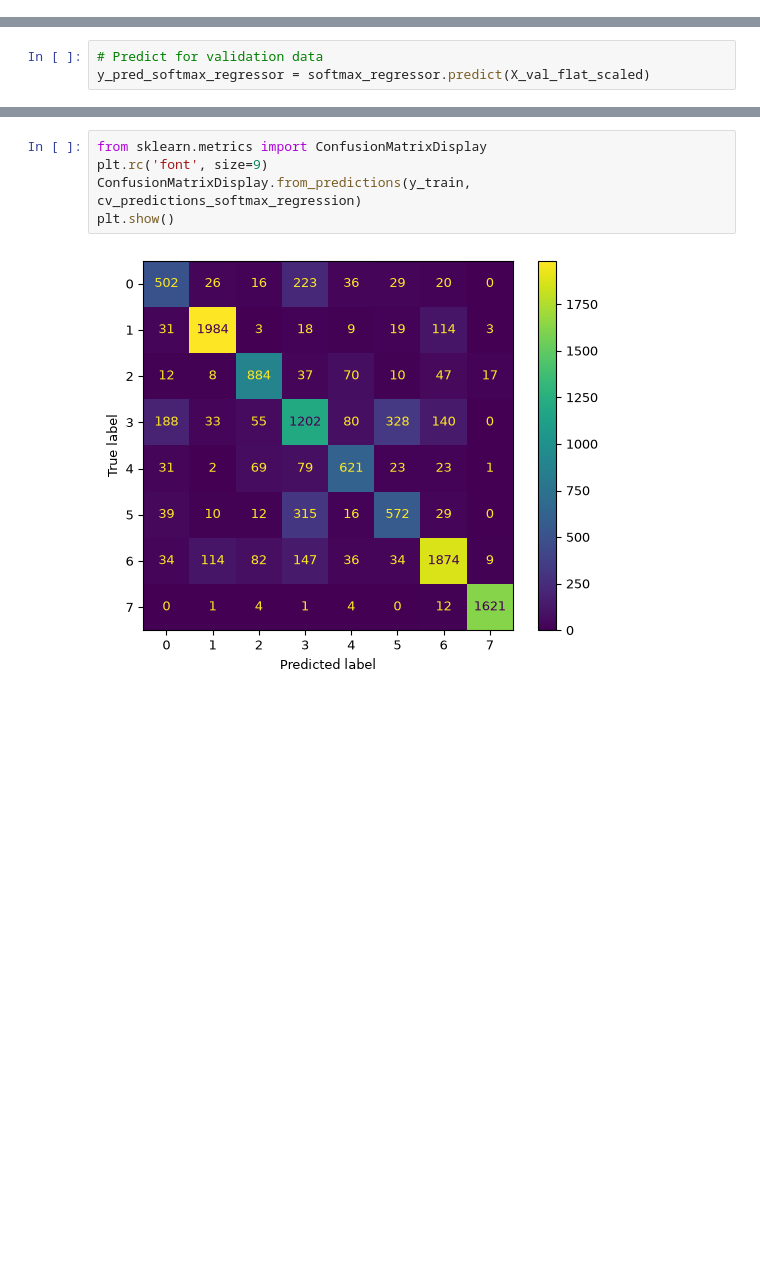
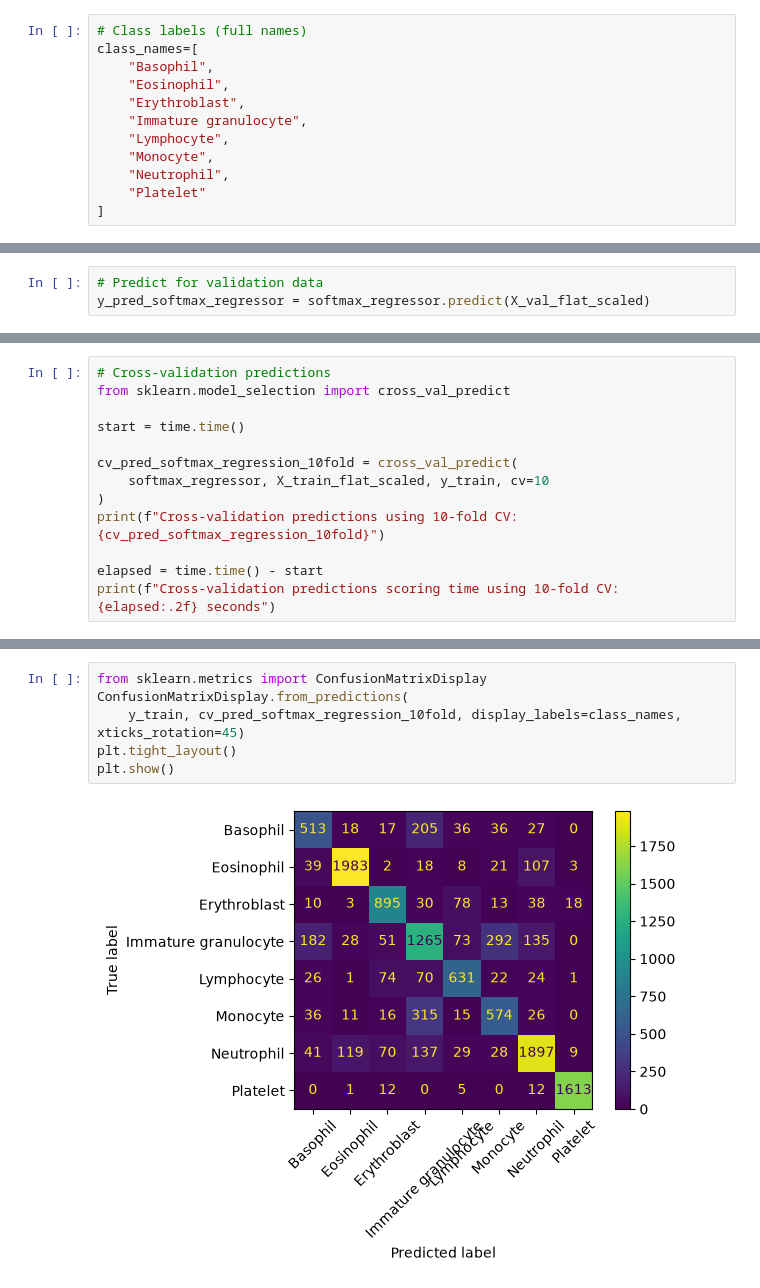
Before and after one commit to angdamian136a/bloodmnist-classification, a Jupyter notebook: notebooks/02_linear_models.ipynb, the cells around one changed output, grey strips where cells are left out. Saved outputs shown, nothing was run; the diff lists cells and outputs as text; blank space fills up the shorter version.

Commit message:
Finishing up the baseline linear model training and evaluation

```diff
--- a/notebooks/02_linear_models.ipynb
+++ b/notebooks/02_linear_models.ipynb
@@ -45,3 +60,15 @@ print(y_train.shape) # num_samples x 1
+# %%
+# Class labels (full names)
+class_names=[
+    "Basophil",
+    "Eosinophil",
+    "Erythroblast",
+    "Immature granulocyte",
+    "Lymphocyte",
+    "Monocyte",
+    "Neutrophil",
+    "Platelet"
+]
 # %% [markdown]
 ### Data Preprocessing
 # %%
@@ -123,0 +260,13 @@ Cross-validation predictions: [7 3 6 ... 1 6 3]
+# %%
+# Cross-validation predictions
+from sklearn.model_selection import cross_val_predict
+
+start = time.time()
+
+cv_pred_softmax_regression_10fold = cross_val_predict(
+    softmax_regressor, X_train_flat_scaled, y_train, cv=10
+)
+print(f"Cross-validation predictions using 10-fold CV: {cv_pred_softmax_regression_10fold}")
+
+elapsed = time.time() - start
+print(f"Cross-validation predictions scoring time using 10-fold CV: {elapsed:.2f} seconds")
@@ -138,10 +322,11 @@ array([[ 502,   26,   16,  223,   36,   29,   20,    0],
 # %%
 from sklearn.metrics import ConfusionMatrixDisplay
-plt.rc('font', size=9)
-ConfusionMatrixDisplay.from_predictions(y_train, cv_predictions_softmax_regression)
+ConfusionMatrixDisplay.from_predictions(
+    y_train, cv_pred_softmax_regression_10fold, display_labels=class_names, xticks_rotation=45)
+plt.tight_layout()
 plt.show()
 # %% [output]
-[figure, old version]
+[figure, new version]
 # %%
 disp = ConfusionMatrixDisplay(
     confusion_matrix=cm_softmax_regression,
```
Also changed, not shown: parts of 22 cells of this notebook, 2 other files.
